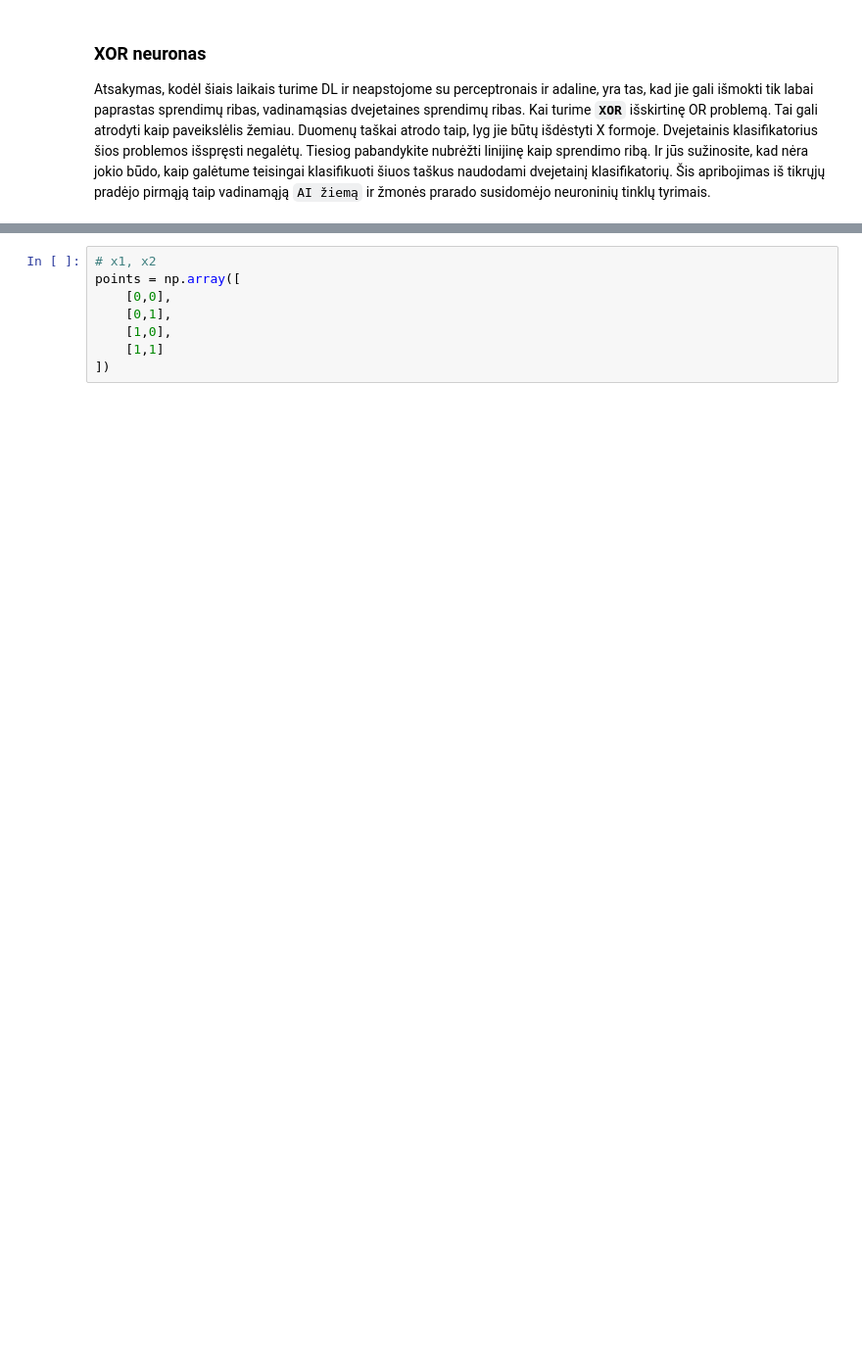
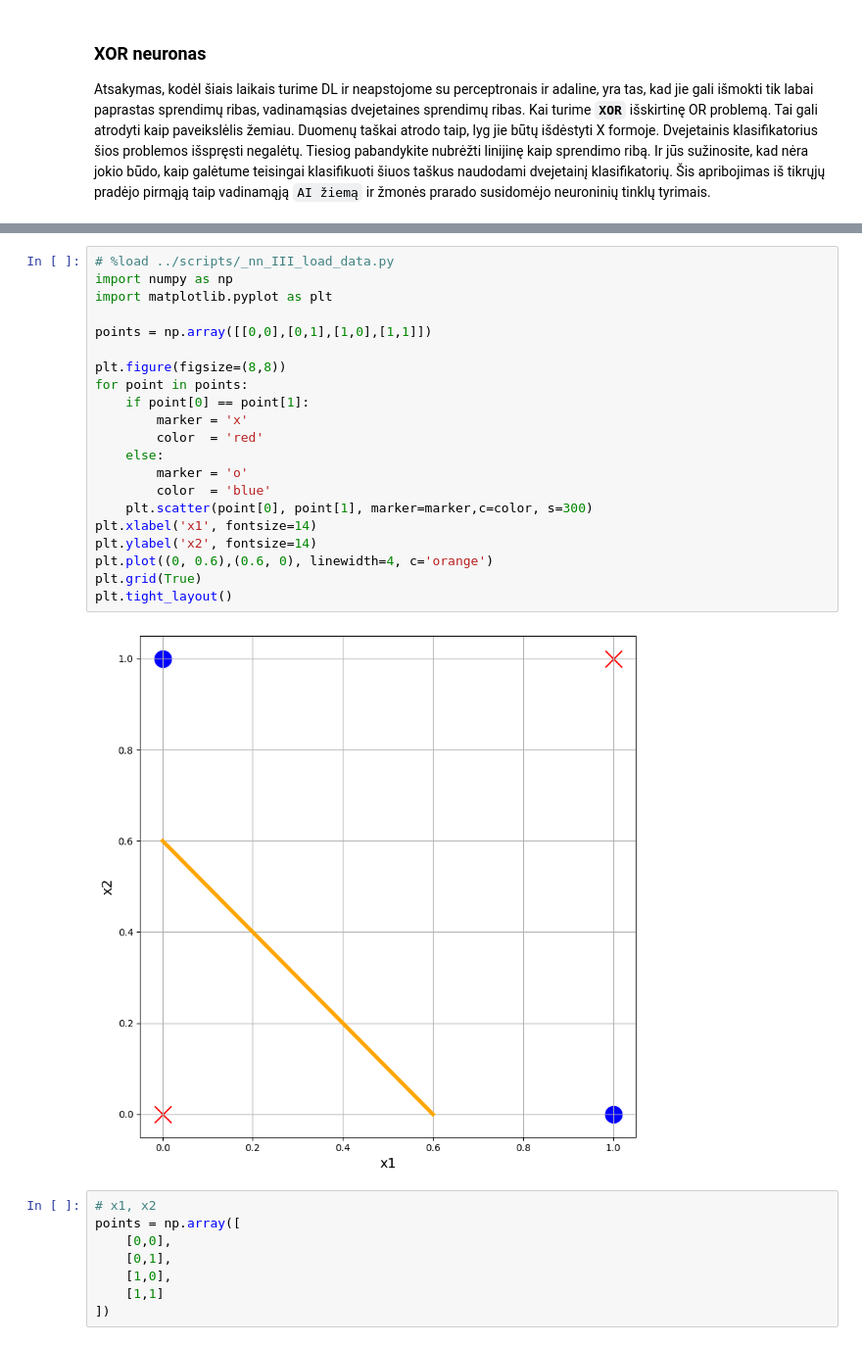
Before and after one commit to tavo-robotas/DI_101, a Jupyter notebook: __VI_Intro_to_NN/__III__neural_networks.ipynb, the cells around one changed output, grey strips where cells are left out. Shown at 98% size. Cells and saved outputs as stored; diff of their text form; blank space fills up the shorter version.

```diff
--- a/__VI_Intro_to_NN/__III__neural_networks.ipynb
+++ b/__VI_Intro_to_NN/__III__neural_networks.ipynb
@@ -365,3 +373,26 @@ Atsakymas, kodėl šiais laikais turime DL ir neapstojome su perceptronais ir ad
+# %%
+# %load ../scripts/_nn_III_load_data.py
+import numpy as np
+import matplotlib.pyplot as plt
+
+points = np.array([[0,0],[0,1],[1,0],[1,1]])
+
+plt.figure(figsize=(8,8))
+for point in points:
+    if point[0] == point[1]:
+        marker = 'x'
+        color  = 'red'
+    else:
+        marker = 'o'
+        color  = 'blue'
+    plt.scatter(point[0], point[1], marker=marker,c=color, s=300)
+plt.xlabel('x1', fontsize=14)
+plt.ylabel('x2', fontsize=14)
+plt.plot((0, 0.6),(0.6, 0), linewidth=4, c='orange')
+plt.grid(True)
+plt.tight_layout()
+# %% [output]
+[figure, added]
 # %%
 # x1, x2
 points = np.array([
```
Also changed, not shown: parts of 47 cells of this notebook, 11 other files.
